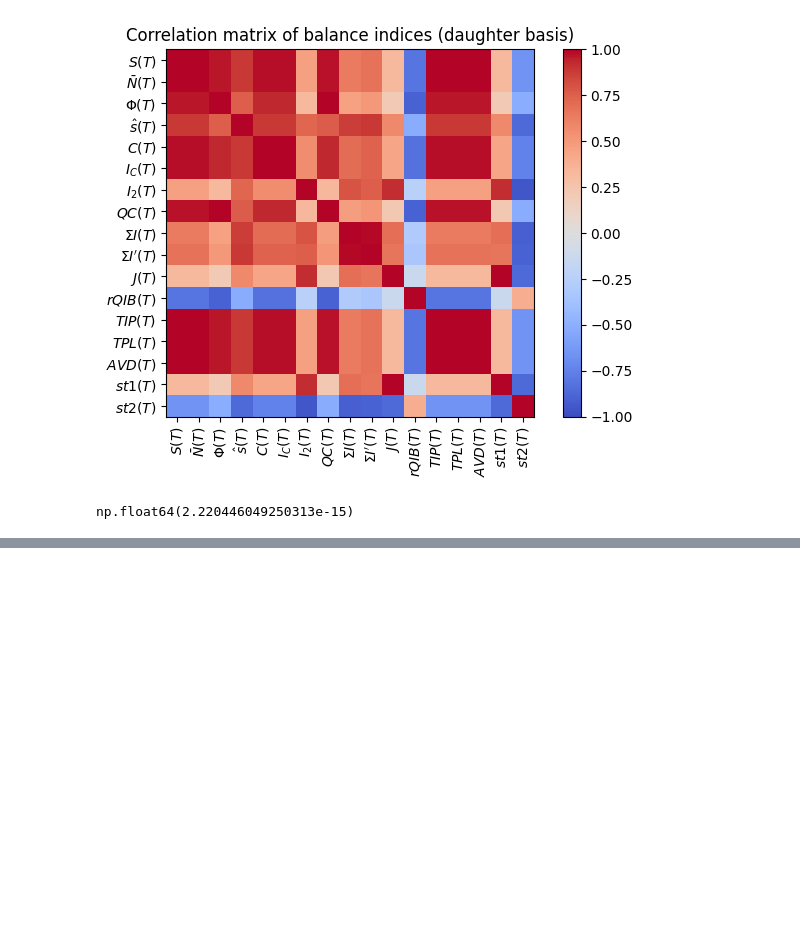
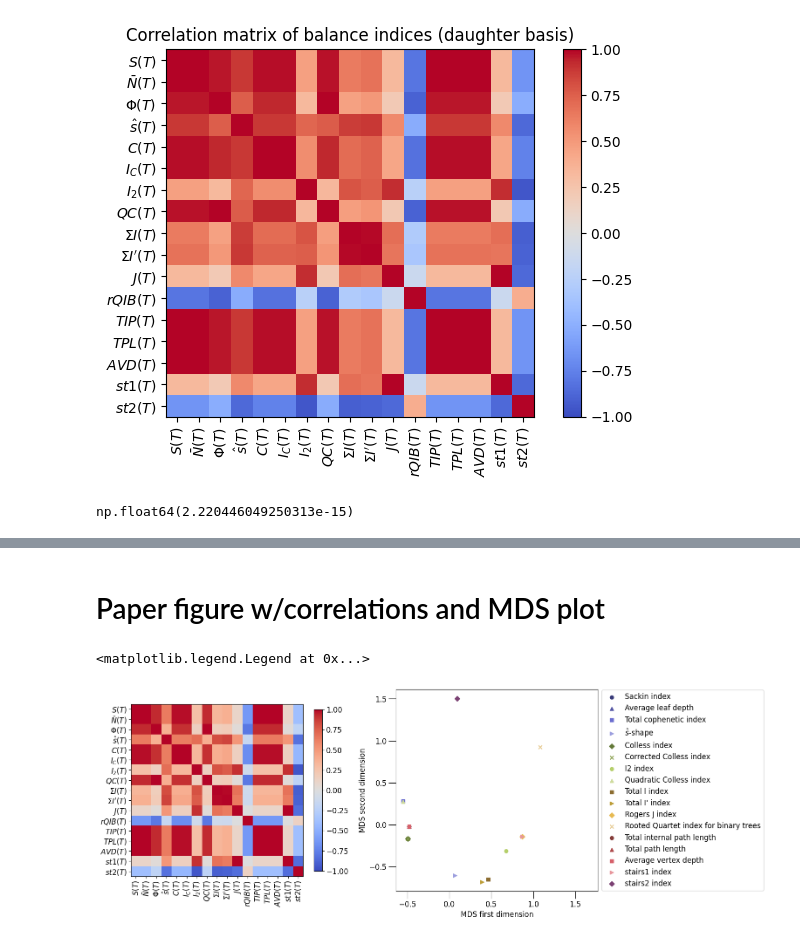
Before and after one commit to dbauman18/phylogenetic_basis_statistics, a Jupyter notebook: notebooks/statisticCorrelations.ipynb, the cells around one changed output, grey strips where cells are left out. Saved outputs shown, nothing was run; the diff lists cells and outputs as text; code cells hidden in the pictures; blank space fills up the shorter version.

```diff
--- a/notebooks/statisticCorrelations.ipynb
+++ b/notebooks/statisticCorrelations.ipynb
@@ -143,0 +191,29 @@ plt.show()
+# %% [markdown]
+# Paper figure w/correlations and MDS plot
+# %%
+fig, (ax1, ax2) = plt.subplots(1, 2, figsize = (14, 6), width_ratios=[1, 1])
+
+# Left plot: correlation matrix
+corr_plot = ax1.imshow(corr_matrix_basis, cmap='coolwarm', vmin=-1, vmax=1)
+
+ax1.set_xticks(ticks=np.arange(len(labels)), labels=plotting_labels, fontsize=12, rotation=90)
+ax1.set_yticks(ticks=np.arange(len(labels)), labels=plotting_labels, fontsize=12)
+fig.colorbar(corr_plot, ax=ax1, shrink=0.8)
+
+# Right plot: mds plot
+colors = plt.color_sequences['tab20b']
+markers = ['o', '^', 's', '>', 'D', 'x']
+
+for i in range(len(coords)):
+    ax2.scatter(coords[i, 0], coords[i, 1], label = labels[i],
+                color = colors[i], marker = markers[i % len(markers)])
+
+ax2.set_xlabel("MDS first dimension", fontsize=12)
+ax2.set_ylabel("MDS second dimension", fontsize=12)
+ax2.tick_params(size=12)
+ax2.axis('square')
+
+ax2.legend(loc='center left', bbox_to_anchor=(1, 0.5), fontsize = 12)
+# %% [output]
+<matplotlib.legend.Legend at 0x...>
+[figure, added]
```
Also changed, not shown: parts of 4 cells of this notebook, 16 other files.
